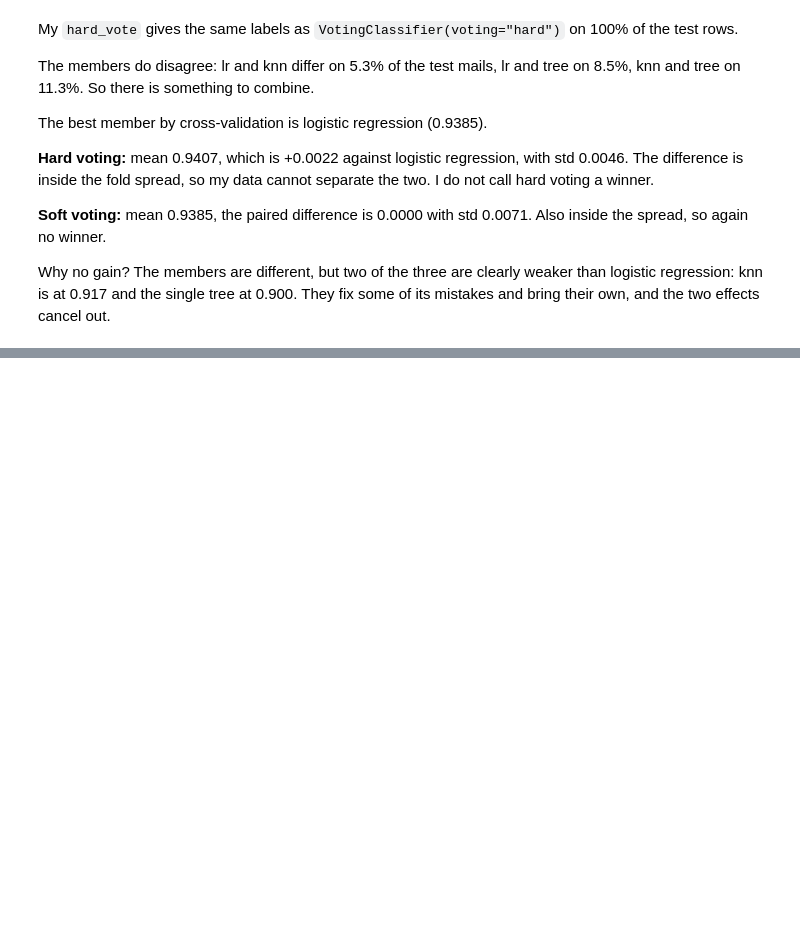
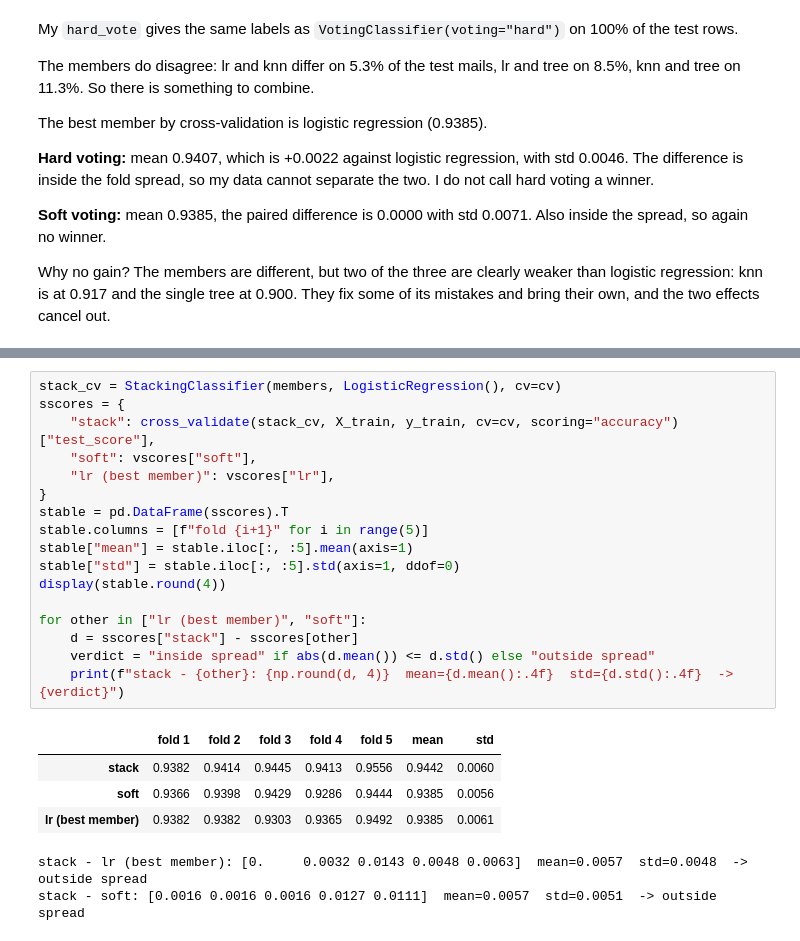
Before and after one commit to mukhamedzhankubantov/kubantov_task-04-ML-course, a Jupyter notebook: kubantov_task4.ipynb, the cells around one changed output, grey strips where cells are left out. Saved outputs shown, nothing was run; the diff lists cells and outputs as text; blank space fills up the shorter version.

Commit message:
Part 4: stacking by hand, naive stacking, CV comparison

```diff
--- a/kubantov_task4.ipynb
+++ b/kubantov_task4.ipynb
@@ -340,0 +385,24 @@ Why no gain? The members are different, but two of the three are clearly weaker
+# %%
+stack_cv = StackingClassifier(members, LogisticRegression(), cv=cv)
+sscores = {
+    "stack": cross_validate(stack_cv, X_train, y_train, cv=cv, scoring="accuracy")["test_score"],
+    "soft": vscores["soft"],
+    "lr (best member)": vscores["lr"],
+}
+stable = pd.DataFrame(sscores).T
+stable.columns = [f"fold {i+1}" for i in range(5)]
+stable["mean"] = stable.iloc[:, :5].mean(axis=1)
+stable["std"] = stable.iloc[:, :5].std(axis=1, ddof=0)
+display(stable.round(4))
+
+for other in ["lr (best member)", "soft"]:
+    d = sscores["stack"] - sscores[other]
+    verdict = "inside spread" if abs(d.mean()) <= d.std() else "outside spread"
+    print(f"stack - {other}: {np.round(d, 4)}  mean={d.mean():.4f}  std={d.std():.4f}  -> {verdict}")
+# %% [output]
+|  | fold 1 | fold 2 | fold 3 | fold 4 | fold 5 | mean | std |
+| stack | 0.9382 | 0.9414 | 0.9445 | 0.9413 | 0.9556 | 0.9442 | 0.0060 |
+| soft | 0.9366 | 0.9398 | 0.9429 | 0.9286 | 0.9444 | 0.9385 | 0.0056 |
+| lr (best member) | 0.9382 | 0.9382 | 0.9303 | 0.9365 | 0.9492 | 0.9385 | 0.0061 |
+stack - lr (best member): [0.     0.0032 0.0143 0.0048 0.0063]  mean=0.0057  std=0.0048  -> outside spread
+stack - soft: [0.0016 0.0016 0.0016 0.0127 0.0111]  mean=0.0057  std=0.0051  -> outside spread
```
Also changed, not shown: parts of 4 cells of this notebook.
